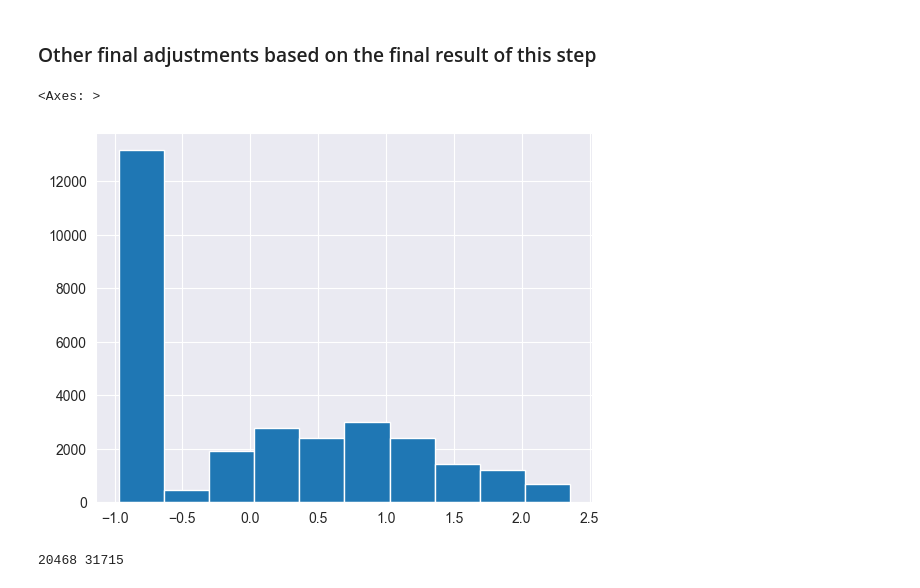
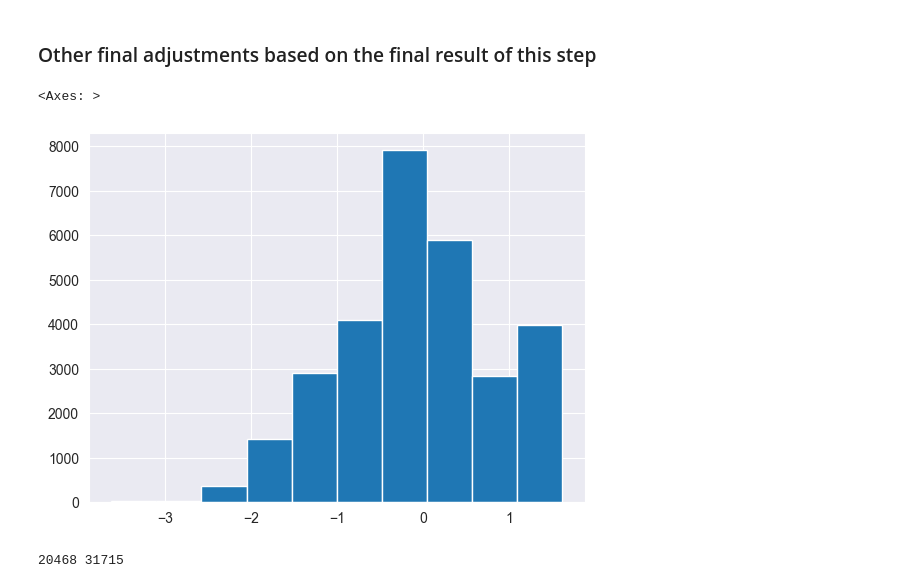
Before and after one commit to lolloberga/predict-shares-online-news, a Jupyter notebook: feature_engeneering.ipynb, the cells around one changed output. Saved outputs shown, nothing was run; the diff lists cells and outputs as text; code cells hidden in the pictures.

Commit message:
add: study num_imgs, num_videos and num_keywords

```diff
--- a/feature_engeneering.ipynb
+++ b/feature_engeneering.ipynb
@@ -155,8 +146,7 @@ Try using .loc[row_indexer,col_indexer] = value instead
 See the caveats in the documentation: https://pandas.pydata.org/pandas-docs/stable/user_guide/indexing.html#returning-a-view-versus-a-copy
   working_df_dev['num_imgs'] = np.log(1+working_df_dev['num_imgs'])
 # %%
-working_df_dev['num_videos'].fillna(0, inplace=True)
-working_df_dev['num_videos'] = np.log(1+working_df_dev['num_videos'])
+working_df_dev['num_videos'].fillna(working_df_dev['num_videos'].mean(), inplace=True)
 # %% [output]
 A value is trying to be set on a copy of a slice from a DataFrame
 
@@ -178,12 +163,10 @@ Try using .loc[row_indexer,col_indexer] = value instead
 See the caveats in the documentation: https://pandas.pydata.org/pandas-docs/stable/user_guide/indexing.html#returning-a-view-versus-a-copy
   working_df_dev[['n_tokens_title', 'n_tokens_content']] = scaled_features
 # %%
-working_df_dev['avg_negative_polarity'] = working_df_dev['avg_negative_polarity'].abs()
+#working_df_dev['avg_negative_polarity'] = working_df_dev['avg_negative_polarity'].abs()
 # %% [output]
 A value is trying to be set on a copy of a slice from a DataFrame.
 Try using .loc[row_indexer,col_indexer] = value instead
 
 See the caveats in the documentation: https://pandas.pydata.org/pandas-docs/stable/user_guide/indexing.html#returning-a-view-versus-a-copy
   working_df_dev['avg_negative_polarity'] = working_df_dev['avg_negative_polarity'].abs()
-# %%
-working_df_dev['num_keywords'].fillna(0, inplace=True)
@@ -194,0 +173,6 @@ See the caveats in the documentation: https://pandas.pydata.org/pandas-docs/stab
+# %%
+working_df_dev['num_keywords'] = df_dev.groupby(['data_channel'], sort=False)['num_keywords'].apply(lambda x: x.fillna(x.mean())).reset_index()['num_keywords']
+
+std_scaler = StandardScaler().fit(working_df_dev[['num_keywords']])
+scaled_features = std_scaler.transform(working_df_dev[['num_keywords']])
+working_df_dev[['num_keywords']] = scaled_features
@@ -273,10 +268,10 @@ working_df_dev.describe()
 # %% [markdown]
 ### Other final adjustments based on the final result of this step
 # %%
-working_df_dev['kw_min_avg'].hist()
+working_df_dev['num_keywords'].hist()
 # %% [output]
 <Axes: >
-[figure, old version]
+[figure, new version]
 # %%
 # remove outlier from num_imgs and see if the distribution improve
 # se tagliamo fuori gli outliers usando i percentili si distribuisce meglio ma stiamo tagliando fuori il 20% del dataset
```
Also changed, not shown: parts of 12 cells of this notebook.
